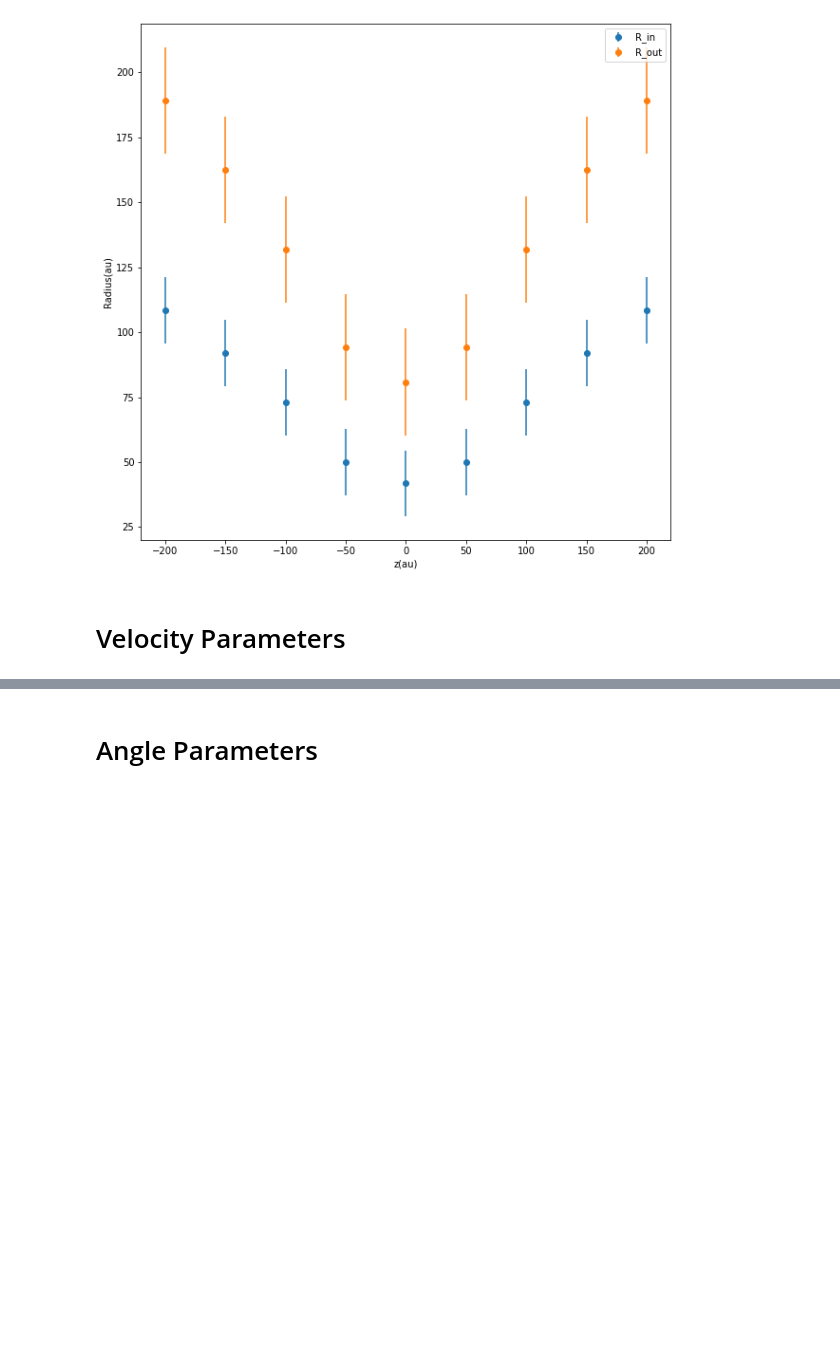
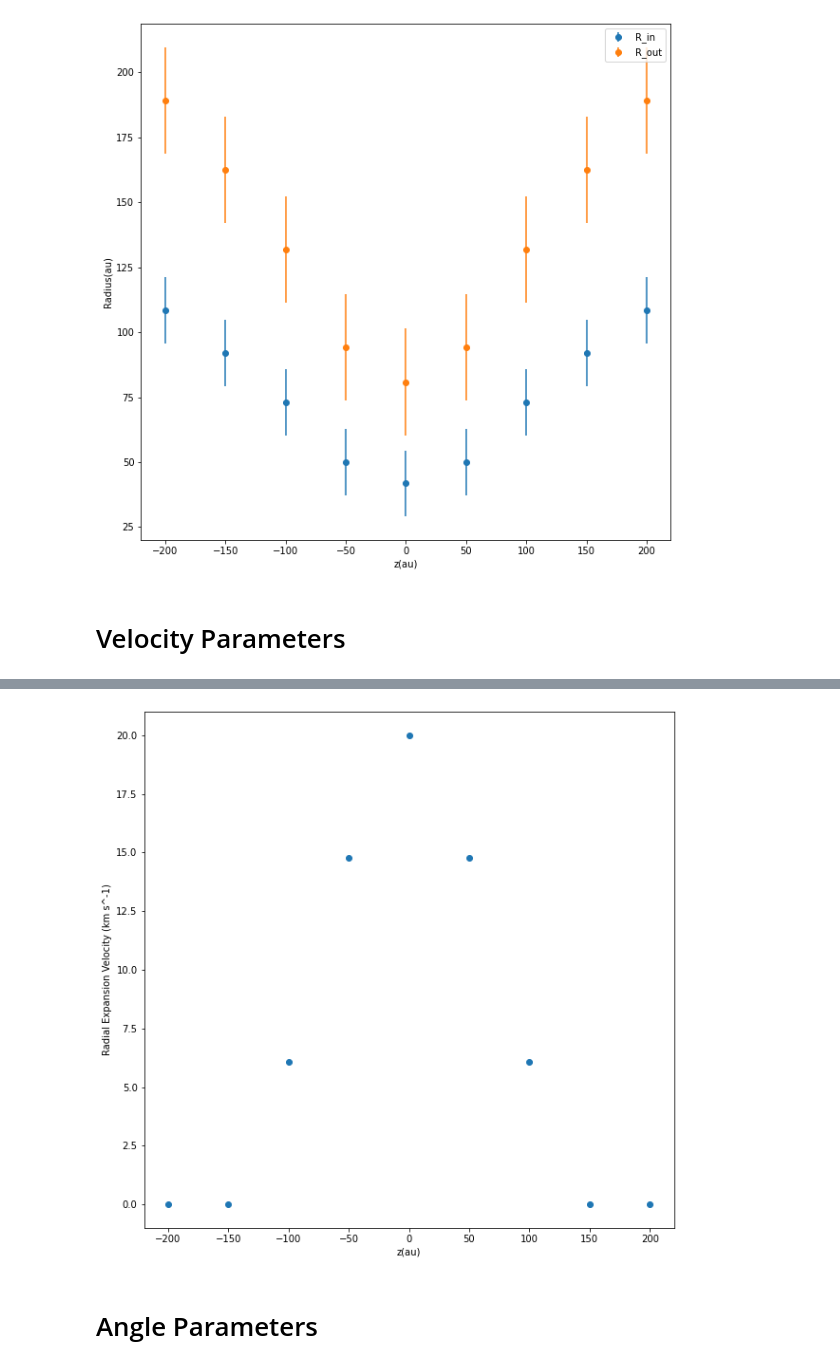
Before and after one commit to 10ay/3D-kinematic-model-orisrcI, a Jupyter notebook: Source-I-Models/SiSPosVel.ipynb, the cells around one changed output, grey strips where cells are left out. Saved outputs shown, nothing was run; the diff lists cells and outputs as text; code cells hidden in the pictures; blank space fills up the shorter version.

```diff
--- a/Source-I-Models/SiSPosVel.ipynb
+++ b/Source-I-Models/SiSPosVel.ipynb
@@ -62,3 +84,7 @@ pv=model_instance.radius_graph()
+# %%
+velocity_graph = model_instance.velocity_rotation_graph()
+# %% [output]
+[figure, added]
 # %% [markdown]
 # Angle Parameters
 # %% [markdown]
```
Also changed, not shown: parts of 4 cells of this notebook, 22 other files.
